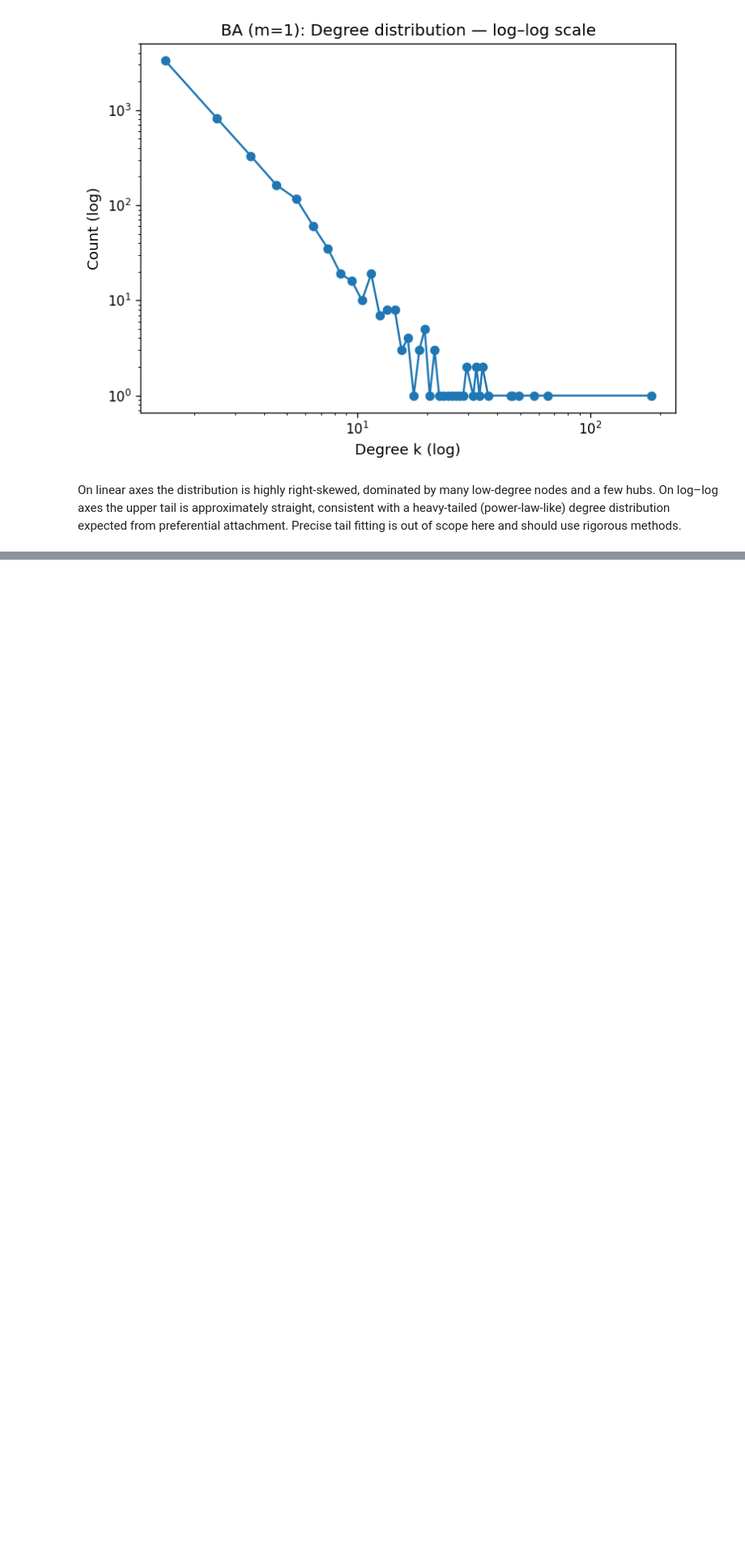
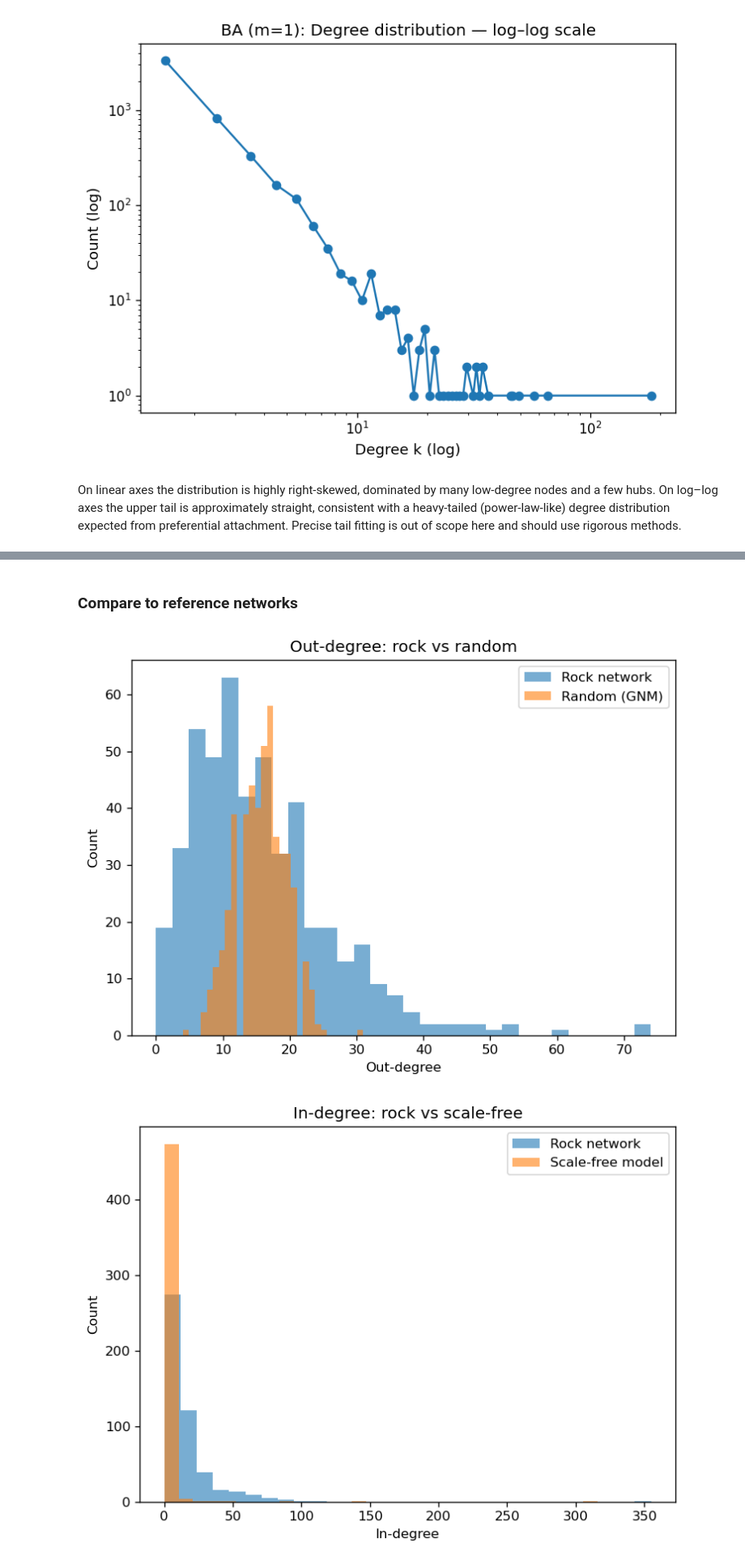
Before and after one commit to LeoItaly/02805-social-graphs-interactions, a Jupyter notebook: Assignment 1/Assignment 1.ipynb, the cells around one changed output, grey strips where cells are left out. Shown at 81% size. Drawn from its saved outputs; the diff is of its cells as text; code cells hidden in the pictures; blank space fills up the shorter version.

```diff
--- a/Assignment 1/Assignment 1.ipynb
+++ b/Assignment 1/Assignment 1.ipynb
@@ -350,0 +452,33 @@ On linear axes the distribution is highly right‑skewed, dominated by many low
+# %% [markdown]
+### Compare to reference networks
+# %%
+# Random network (same N, M)
+G_rand = nx.gnm_random_graph(N, M, directed=True)
+rand_out = [d for _, d in G_rand.out_degree()]
+
+fig = plt.figure()
+plt.hist(list(out_degs.values()), bins=30, alpha=0.6, label="Rock network")
+plt.hist(rand_out, bins=30, alpha=0.6, label="Random (GNM)")
+plt.title("Out-degree: rock vs random")
+plt.xlabel("Out-degree")
+plt.ylabel("Count")
+plt.legend()
+plt.tight_layout()
+plt.show()
+
+# Scale-free-ish reference for in-degree (NetworkX scale_free_graph)
+G_sf = nx.scale_free_graph(N)
+sf_in = [d for _, d in G_sf.in_degree()]
+
+fig = plt.figure()
+plt.hist(list(in_degs.values()), bins=30, alpha=0.6, label="Rock network")
+plt.hist(sf_in, bins=30, alpha=0.6, label="Scale-free model")
+plt.title("In-degree: rock vs scale-free")
+plt.xlabel("In-degree")
+plt.ylabel("Count")
+plt.legend()
+plt.tight_layout()
+plt.show()
+# %% [output]
+[figure, added]
+[figure, added]
```
Also changed, not shown: parts of 24 cells of this notebook, 1 other file.
